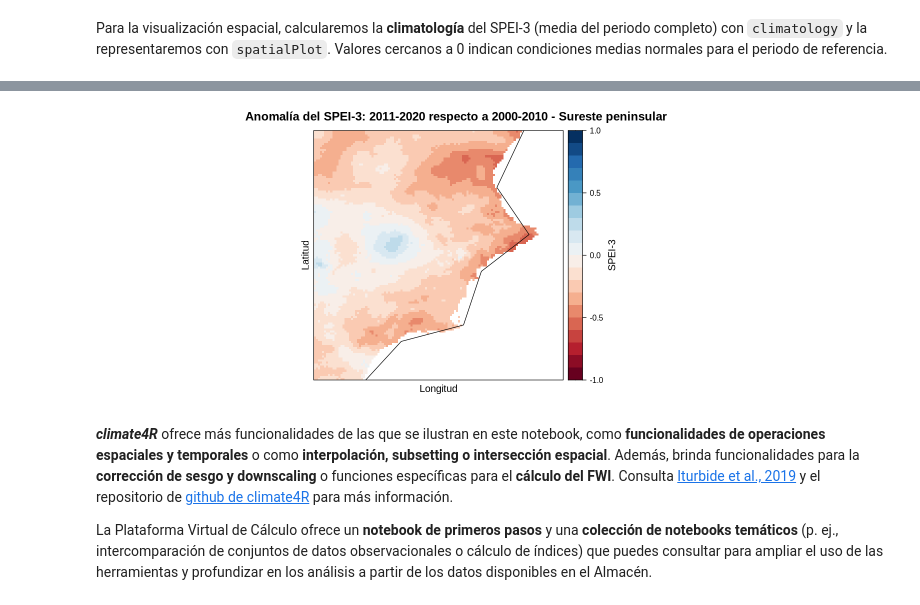
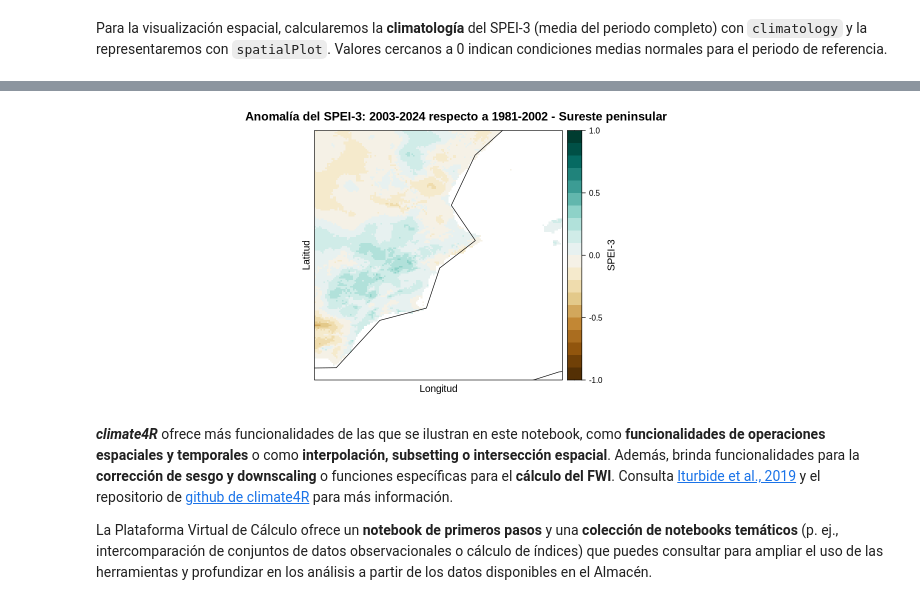
Before and after one commit to SantanderMetGroup/PTI-Clima-Datalab, a Jupyter notebook: Notebooks/R/calculo_indices_SPEI-3_PTI-grid_R.ipynb, the cells around one changed output, grey strips where cells are left out. Drawn from its saved outputs; the diff is of its cells as text; code cells hidden in the pictures.

Commit message:
Change SPEI-3 R script

```diff
--- a/Notebooks/R/calculo_indices_SPEI-3_PTI-grid_R.ipynb
+++ b/Notebooks/R/calculo_indices_SPEI-3_PTI-grid_R.ipynb
@@ -212,7 +210,9 @@ pr <- lapply(2000:2020, function(y) {
 # %%
-tasmin <- lapply(2000:2020, function(y) {
-    loadGridData(dataset = endpoint, var = "tasmin", years = y,
-                 lonLim = c(-2.5, 0.5), latLim = c(37.0, 40.0)) %>%
-        aggregateGrid(aggr.m = list(FUN = "mean", na.rm = TRUE))
-}) %>% c(dimension = "time") %>% do.call(what = "bindGrid")
+tasmin <- loadGridData(dataset = endpoint,
+                       var     = "tasmin",
+                       season  = 1:12,
+                       years   = 1981:2024,
+                       lonLim  = c(-2.5, 1.5),
+                       latLim  = c(36.5, 40.5),
+                       aggr.m  = "mean")
 # %% [output]
@@ -236,7 +232,9 @@ tasmin <- lapply(2000:2020, function(y) {
 # %%
-tasmax <- lapply(2000:2020, function(y) {
-    loadGridData(dataset = endpoint, var = "tasmax", years = y,
-                 lonLim = c(-2.5, 0.5), latLim = c(37.0, 40.0)) %>%
-        aggregateGrid(aggr.m = list(FUN = "mean", na.rm = TRUE))
-}) %>% c(dimension = "time") %>% do.call(what = "bindGrid")
+tasmax <- loadGridData(dataset = endpoint,
+                       var     = "tasmax",
+                       season  = 1:12,
+                       years   = 1981:2024,
+                       lonLim  = c(-2.5, 1.5),
+                       latLim  = c(36.5, 40.5),
+                       aggr.m  = "mean")
 # %% [output]
@@ -287,8 +281,8 @@ Con la precipitación mensual y la ETo ya calculada, podemos obtener el SPEI-3 c
 spei3 <- speiGrid(pr.grid   = pr,
                   et0.grid  = pet,
                   scale     = 3,
-                  ref.start = c(2000, 1),
-                  ref.end   = c(2020, 12),
+                  ref.start = c(1981, 1),
+                  ref.end   = c(2016, 12),
                   na.rm     = TRUE)
 spei3$Data[which(is.infinite(spei3$Data))] <- NA
 spei3 <- redim(spei3, drop = TRUE)
@@ -340,5 +332,5 @@ A continuación compararemos los resultados para dos periodos consecutivos (2000
 # %%
-spei3.2000.2010 <- subsetGrid(spei3, years = 2000:2010)
-spei3.2011.2020 <- subsetGrid(spei3, years = 2011:2020)
-spei3.anom <- gridArithmetics(climatology(spei3.2011.2020), climatology(spei3.2000.2010), operator = "-")
+spei3.p1 <- subsetGrid(spei3, years = 1981:2002)
+spei3.p2 <- subsetGrid(spei3, years = 2003:2024)
+spei3.anom <- gridArithmetics(climatology(spei3.p2), climatology(spei3.p1), operator = "-")
 # %% [output]
@@ -352,17 +344,17 @@ spei3.anom <- gridArithmetics(climatology(spei3.2011.2020), climatology(spei3.20
 # %%
 spatialPlot(spei3.anom,
             at             = seq(-1, 1, 0.1),
             set.max        = 1,
             set.min        = -1,
-            main           = "Anomalía del SPEI-3: 2011-2020 respecto a 2000-2010 - Sureste peninsular",
+            main           = "Anomalía del SPEI-3: 2003-2024 respecto a 1981-2002 - Sureste peninsular",
             backdrop.theme = "coastline",
-            color.theme    = "RdBu",
+            color.theme    = "BrBG",
             colorkey       = list(space = "right",
                                   title = list("SPEI-3", cex = 1)),
             xlab           = "Longitud",
             ylab           = "Latitud")
 # %% [output]
-[figure, old version]
+[figure, new version]
 # %% [markdown]
 ***climate4R*** ofrece más funcionalidades de las que se ilustran en este notebook, como **funcionalidades de operaciones espaciales y temporales** o como **interpolación, subsetting o intersección espacial**. Además, brinda funcionalidades para la **corrección de sesgo y downscaling** o funciones específicas para el **cálculo del FWI**. Consulta [Iturbide et al., 2019](https://www.sciencedirect.com/science/article/pii/S1364815218303049?via%3Dihub) y el repositorio de [github de climate4R](https://github.com/SantanderMetGroup/climate4R) para más información.
 
```
Also changed, not shown: parts of 14 cells of this notebook.
